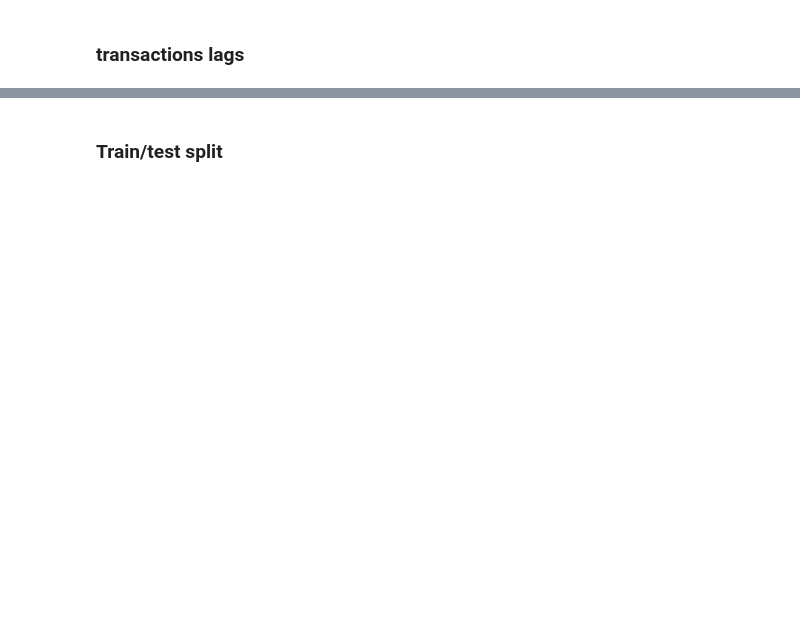
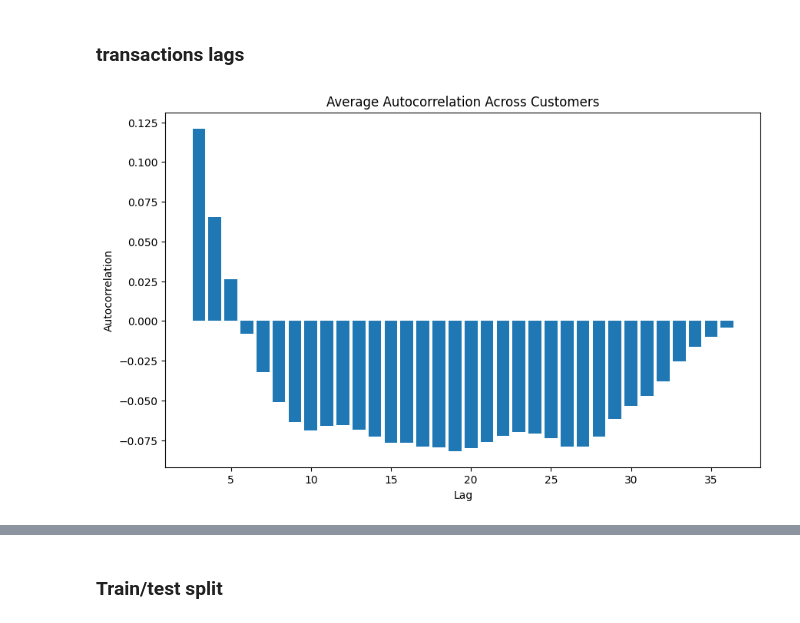
Before and after one commit to rkhquod/Quod_THA, a Jupyter notebook: train.ipynb, the cells around one changed output, grey strips where cells are left out. Saved outputs shown, nothing was run; the diff lists cells and outputs as text; code cells hidden in the pictures; blank space fills up the shorter version.

```diff
--- a/train.ipynb
+++ b/train.ipynb
@@ -64,12 +76,19 @@ complete_data[complete_data["customer_id"] == 9997881].plot("year_month", "trans
+# %%
+# Create lagged features for 1 to 12 months
+for lag in range(1, 13):
+    complete_data[f'1_month_transactions_lag_{lag}'] = complete_data.groupby('customer_id')['transactions'].shift(lag).fillna(0.0)
 # %%
+from tqdm.notebook import tqdm
 window_size = 3
 targets = []
+lagged_monthly_transactions = [f"1_month_transactions_lag_{i}" for i in range(1, 21)]
 
-for customer_id in complete_data['customer_id'].unique():
+for customer_id in tqdm(complete_data['customer_id'].unique()):
     customer_data = complete_data[complete_data['customer_id'] == customer_id]
 
     for i in range(len(customer_data) - window_size + 1):
         target_sum = customer_data['transactions'].iloc[i:i+window_size].sum()
+        lagged_transactions = complete_data[complete_data['customer_id'] == customer_id].iloc[i].drop(['transactions', 'year_month']).to_dict()
 
         targets.append({
             'customer_id': customer_id,
@@ -77,7 +96,8 @@ for customer_id in complete_data['customer_id'].unique():
             'start_month': customer_data['year_month'].iloc[i].month,
             'end_year': customer_data['year_month'].iloc[i+window_size-1].year,
             'end_month': customer_data['year_month'].iloc[i+window_size-1].month,
-            'transactions': target_sum
+            'transactions': target_sum,
+            **lagged_transactions
         })
 
 targets_df = pd.DataFrame(targets)
@@ -87,3 +105,3 @@ targets_df.head()
 # %%
-for lag in range(3, 31, 3):
-    targets_df[f'lag_{lag}'] = targets_df.groupby('customer_id')['transactions'].shift(lag).fillna(0)
+for lag in range(3, 13, 3):
+    targets_df[f'3_month_transactions_lag_{lag}'] = targets_df.groupby('customer_id')['transactions'].shift(lag).fillna(0)
@@ -92,20 +120,22 @@ for lag in range(3, 31, 3):
 # %%
 autocorrelations = []
 nlags = 40
 
 # Group by customer_id and calculate autocorrelation for each customer
 for customer, group in targets_df.groupby('customer_id'):
     transactions = group['transactions'].values
     if len(transactions) > 1:
         acf_values = acf(transactions, nlags=nlags, fft=False)  # Calculate ACF for the first lags
         autocorrelations.append(acf_values)
 
 # Average autocorrelation across customers
 average_autocorrelation = np.mean(autocorrelations, axis=0)
 
 plt.figure(figsize=(10, 6))
-plt.bar(range(3, len(average_autocorrelation), 3), average_autocorrelation[3::3])
+plt.bar(range(3, len(average_autocorrelation), 1), average_autocorrelation[3::1])
 plt.title('Average Autocorrelation Across Customers')
 plt.xlabel('Lag')
 plt.ylabel('Autocorrelation')
 plt.show()
+# %% [output]
+[figure, added]
```
Also changed, not shown: parts of 40 cells of this notebook.
